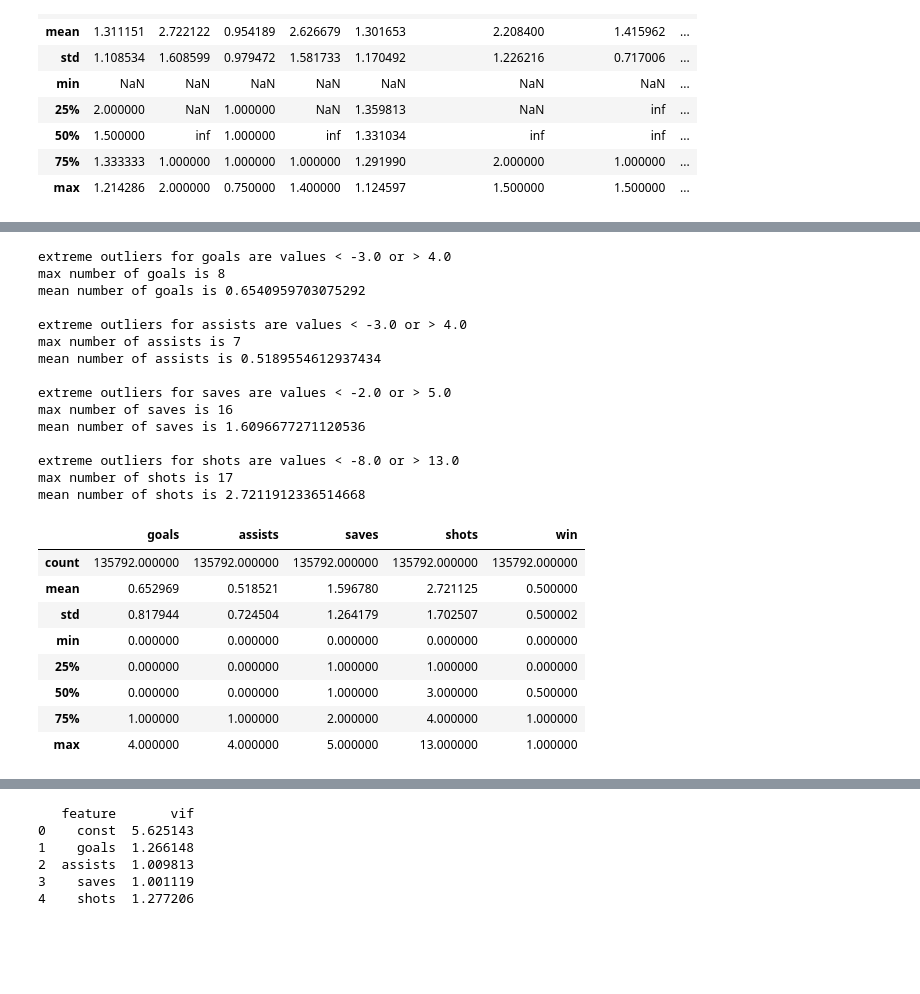
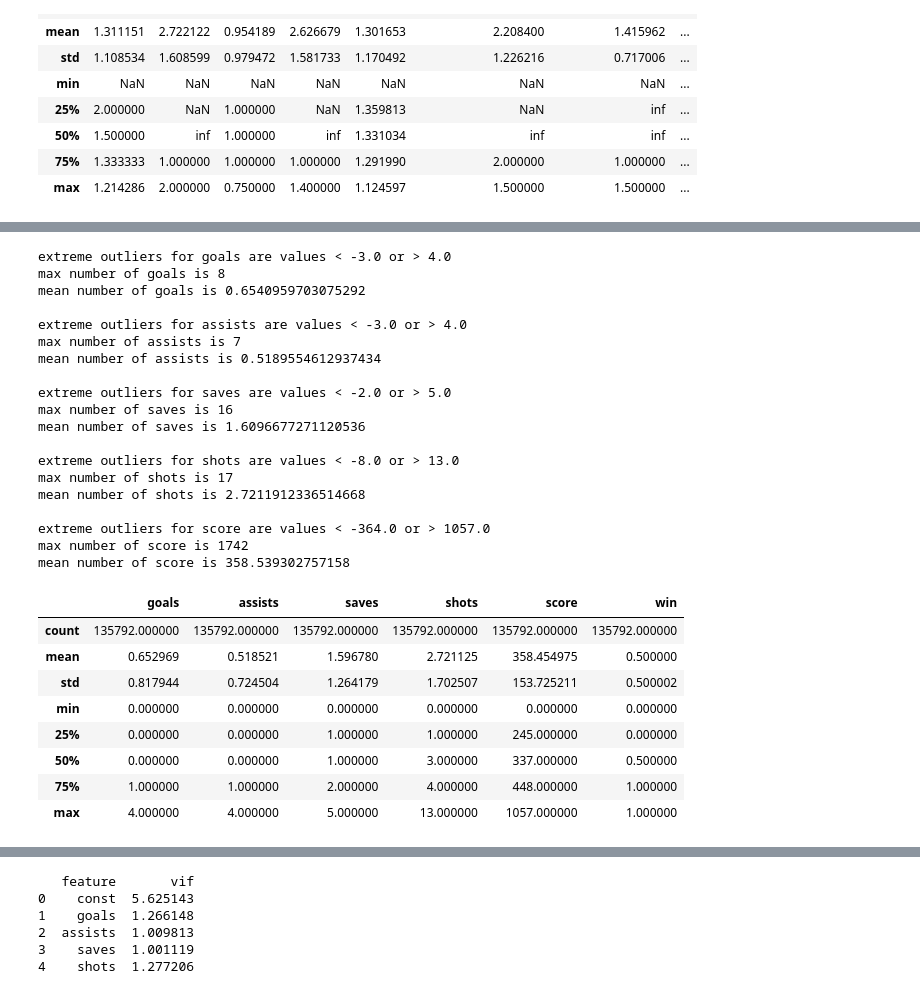
Before and after one commit to martinbrnak/CS365---Rocket-League-Esport-Data-Analysis, a Jupyter notebook: cs365.ipynb, the cells around one changed output, grey strips where cells are left out. Saved outputs shown, nothing was run; the diff lists cells and outputs as text; code cells hidden in the pictures; blank space fills up the shorter version.

```diff
--- a/cs365.ipynb
+++ b/cs365.ipynb
@@ -34,7 +34,7 @@ def extract_stats(games):
                     'score': player['stats']['core'].get('score'),
                     'shooting percentage': player['stats']['core'].get('shootingPercentage'),
                     'goal participation': player['advanced'].get('goalParticipation'),
-                    'boost consumed per minute': player['stats']['boost'].get('bcpm'),
+                    'boost consumed / min.': player['stats']['boost'].get('bcpm'),
                     'boost collected': player['stats']['boost'].get('amountCollected'),
                     'boost stolen': player['stats']['boost'].get('amountStolen'),
                     'average boost amount': player['stats']['boost'].get('avgAmount'),
@@ -47,7 +47,7 @@ def extract_stats(games):
                     'time supersonic': player['stats']['movement'].get('timeSupersonicSpeed'),
                     'average speed': player['stats']['movement'].get('avgSpeed'),
                     'total distance covered': player['stats']['movement'].get('totalDistance'),
-                    'average distance to ball': player['stats']['positioning'].get('avgDistanceToBall')
+                    'avg. distance to ball': player['stats']['positioning'].get('avgDistanceToBall')
                 } for player in player_stats]
 
                 data += team_data
@@ -468,5 +468,5 @@ plt.show()
 # %%
-stats_list = ['goals', 'assists', 'saves', 'shots']
+stats_list = ['goals', 'assists', 'saves', 'shots', 'score']
 
 for stat in stats_list:
     IQR = stats[stat].quantile(0.75) - stats[stat].quantile(0.25)
@@ -493,25 +493,31 @@ mean number of saves is 1.6096677271120536
 extreme outliers for shots are values < -8.0 or > 13.0
 max number of shots is 17
 mean number of shots is 2.7211912336514668
+
+extreme outliers for score are values < -364.0 or > 1057.0
+max number of score is 1742
+mean number of score is 358.539302757158
 # %%
-data = stats.filter(['team', 'player', 'goals', 'assists', 'saves', 'shots', 'win'])
+data = stats.filter(['team', 'player', 'goals', 'assists', 'saves', 'shots', 'score', 'win'])
 # %%
 data['goals'] = data['goals'].clip(upper=4)
 
 data['assists'] = data['assists'].clip(upper=4)
 
 data['saves'] = data['saves'].clip(upper=5)
 
 data['shots'] = data['shots'].clip(upper=13)
 
+data['score'] = data['score'].clip(upper=1057.0)
+
 data.describe()
 # %% [output]
-|  | goals | assists | saves | shots | win |
-| count | 135792.000000 | 135792.000000 | 135792.000000 | 135792.000000 | 135792.000000 |
-| mean | 0.652969 | 0.518521 | 1.596780 | 2.721125 | 0.500000 |
-| std | 0.817944 | 0.724504 | 1.264179 | 1.702507 | 0.500002 |
-| min | 0.000000 | 0.000000 | 0.000000 | 0.000000 | 0.000000 |
-| 25% | 0.000000 | 0.000000 | 1.000000 | 1.000000 | 0.000000 |
-| 50% | 0.000000 | 0.000000 | 1.000000 | 3.000000 | 0.500000 |
-| 75% | 1.000000 | 1.000000 | 2.000000 | 4.000000 | 1.000000 |
-| max | 4.000000 | 4.000000 | 5.000000 | 13.000000 | 1.000000 |
+|  | goals | assists | saves | shots | score | win |
+| count | 135792.000000 | 135792.000000 | 135792.000000 | 135792.000000 | 135792.000000 | 135792.000000 |
+| mean | 0.652969 | 0.518521 | 1.596780 | 2.721125 | 358.454975 | 0.500000 |
+| std | 0.817944 | 0.724504 | 1.264179 | 1.702507 | 153.725211 | 0.500002 |
+| min | 0.000000 | 0.000000 | 0.000000 | 0.000000 | 0.000000 | 0.000000 |
+| 25% | 0.000000 | 0.000000 | 1.000000 | 1.000000 | 245.000000 | 0.000000 |
+| 50% | 0.000000 | 0.000000 | 1.000000 | 3.000000 | 337.000000 | 0.500000 |
+| 75% | 1.000000 | 1.000000 | 2.000000 | 4.000000 | 448.000000 | 1.000000 |
+| max | 4.000000 | 4.000000 | 5.000000 | 13.000000 | 1057.000000 | 1.000000 |
```
Also changed, not shown: parts of 18 cells of this notebook, 7 other files.
